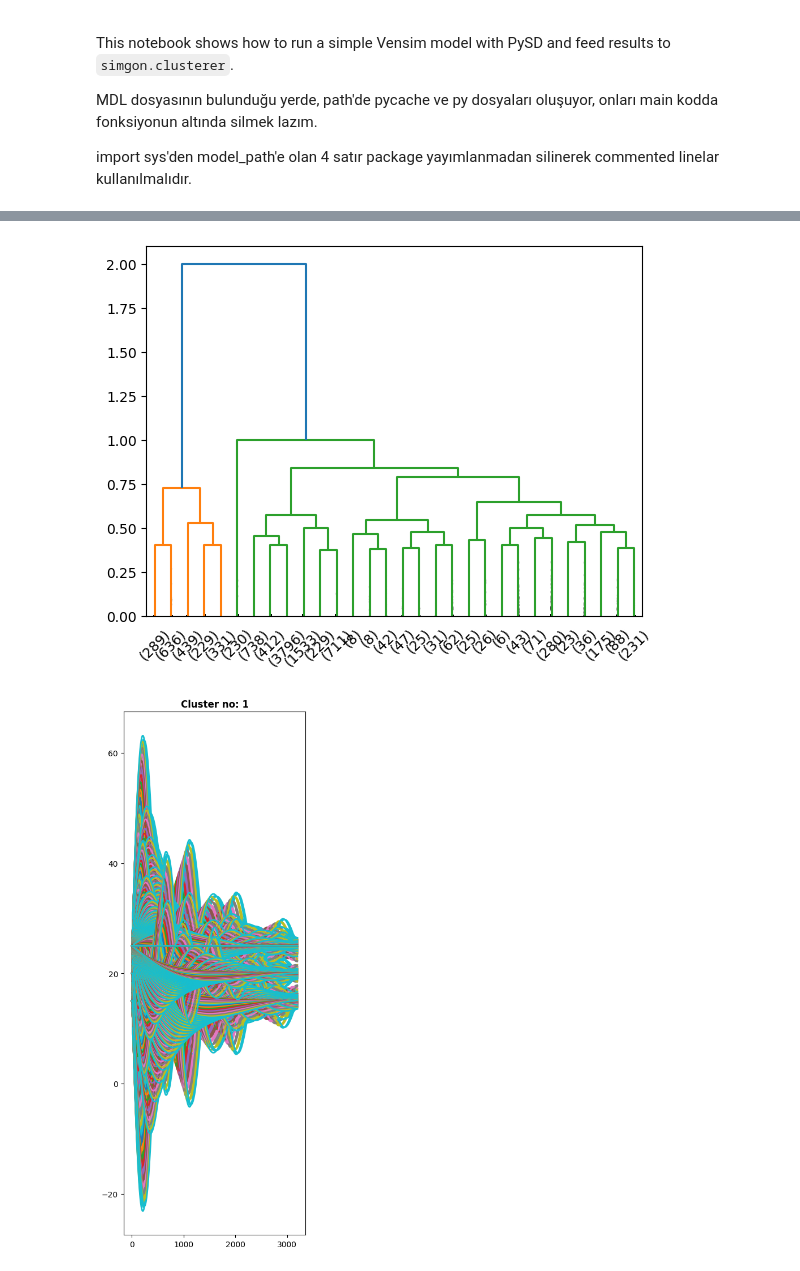
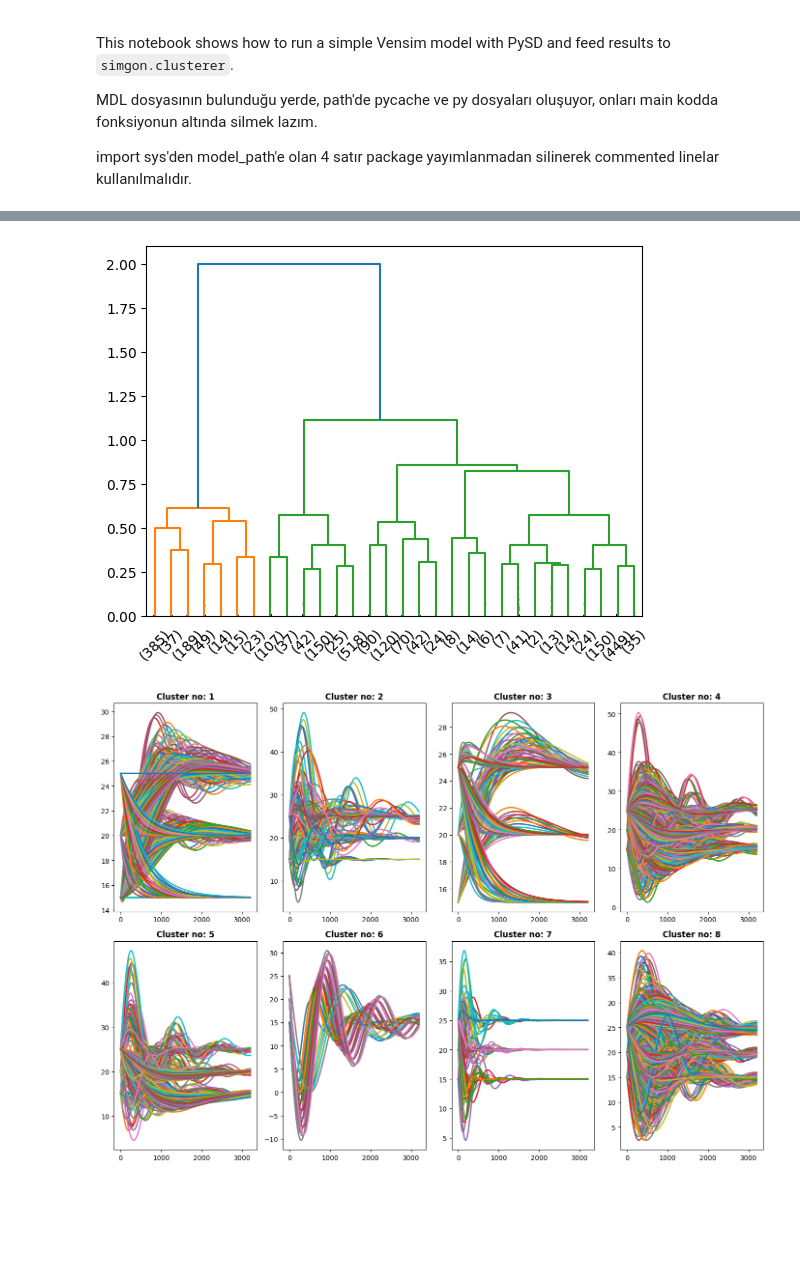
Before and after one commit to emirseners/ts-clustering, a Jupyter notebook: pysd/notebook.ipynb, the cells around one changed output, grey strips where cells are left out. Drawn from its saved outputs; the diff is of its cells as text; code cells hidden in the pictures; blank space fills up the shorter version.

```diff
--- a/pysd/notebook.ipynb
+++ b/pysd/notebook.ipynb
@@ -51,6 +51,6 @@ Simulation Run 5:
 ----------------------------------------
 # %%
-clustering_results = perform_clustering(simulation_results, cValue = 10000000000000, plotDendrogram=True, plotClusters=True)
+clustering_results = perform_clustering(simulation_results, cMethod='maxclust', cValue = 8, plotDendrogram=True, plotClusters=True)
 # %% [output]
-[figure, old version]
+[figure, new version]
-[figure, old version]
+[figure, new version]
```
Also changed, not shown: parts of 1 cell of this notebook, 5 other files.
